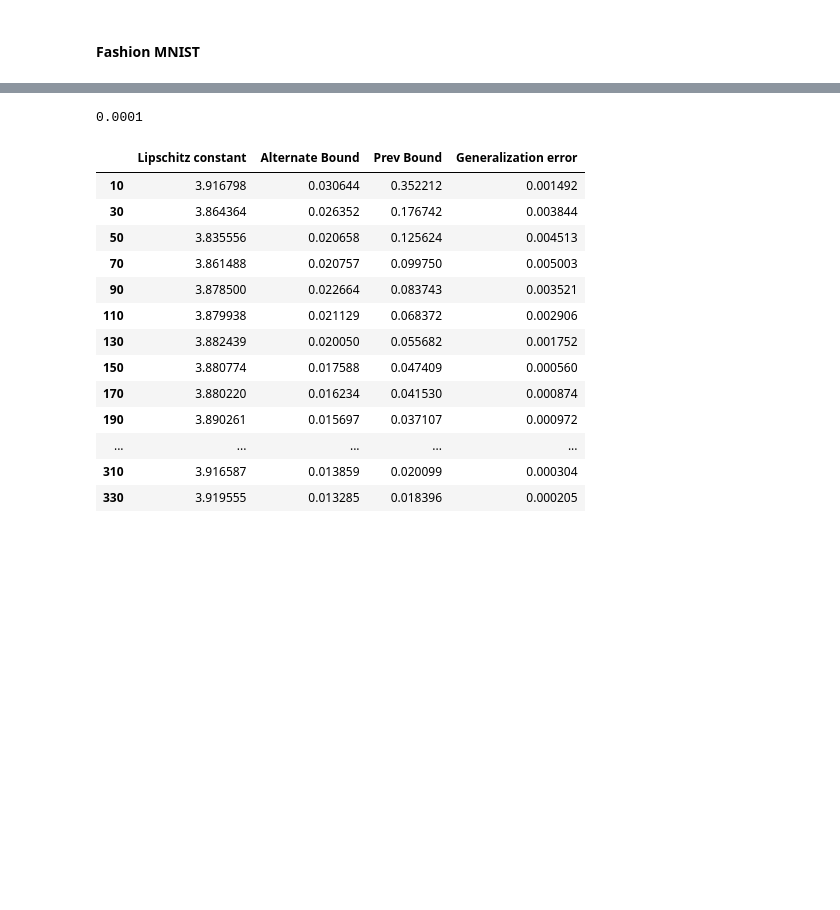
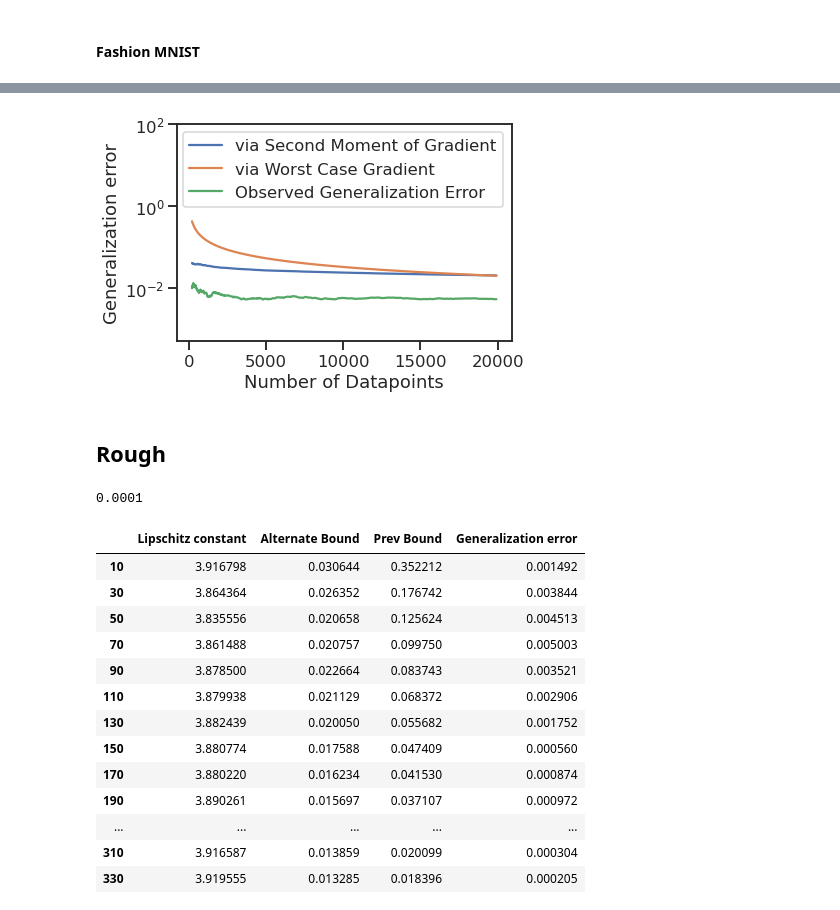
Before and after one commit to abstruse020/support_stability_experiments, a Jupyter notebook: TMLR_Submission/generalization_exp/exp2_plot.ipynb, the cells around one changed output, grey strips where cells are left out. Saved outputs shown, nothing was run; the diff lists cells and outputs as text; code cells hidden in the pictures; blank space fills up the shorter version.

```diff
--- a/TMLR_Submission/generalization_exp/exp2_plot.ipynb
+++ b/TMLR_Submission/generalization_exp/exp2_plot.ipynb
@@ -621,0 +598,28 @@ Lip consts: [4.81913536 5.4477605  5.10778541 5.09520128 4.88492163 4.91383649
+# %%
+root_dir = 'results/t2.2/'
+path = 'try2f_t8_r.4'
+details = get_exp_details(root_dir, path)
+
+# grad_list, hess_list, K_g, L_g, x_values, gen_err_list,K_g_run_avg, L_g_run_avg, K_g_avg, L_g_avg = get_exp_results(details)
+# bound = get_bound(r_det=details, K_g=K_g, L_g=L_g)
+# print('------------------------------')
+
+print('Worst Case Lipschitz constant (gradient bound).')
+L_g, L_s, K_s, x_values, gen_err_list = get_exp_results_tmlr(details, avg_lp='arg_max')
+prev_bound = get_bound_tmlr(r_det=details, L_s=L_s, L_g = L_g, K_s = K_s, avg_lg='arg_max')
+print(f'{L_g=}, {L_s=}, {K_s=}')
+
+print('------------------------------')
+print('Second moment of Lipschitz constant (gradient bound).')
+L_g, L_s, K_s, x_values, gen_err_list = get_exp_results_tmlr(details, avg_lp='avg')
+bound_avg = get_bound_tmlr(r_det=details, L_s=L_s, L_g = L_g, K_s = K_s, avg_lg='avg')
+print(f'L_g={L_g.max()}, L_s={L_s.max()}, {K_s=}')
+
+print('------------------------------')
+print('Not in use, Exact sum bound, using exact U()\' instead of the upper bound that we used.')
+# L_g, L_s, K_s, x_values = get_exp_results_tmlr(details, avg_lp='avg')
+bound_exact = get_bound_tmlr(r_det=details, L_s=L_s, L_g = L_g, K_s = K_s, avg_lg='exact_sum')
+print(f'L_g={L_g.max()}, L_s={L_s.max()}, {K_s=}')
+print('------------------------------')
+
+# print('Lip consts:',L_g, L_s,'sm cons:', K_s)
@@ -622,3 +636,9 @@ Lip consts: [4.81913536 5.4477605  5.10778541 5.09520128 4.88492163 4.91383649
+# %%
+plot_generalization_bounds(bound_avg=bound_avg, bound_wc=prev_bound, gen_err=gen_err_list, x_values=x_values, type='fmnist', path='e2_generalization_error_Fmnist.pdf')
+# %% [output]
+[figure, added]
+# %% [markdown]
+## Rough
 # %%
 details['alpha_0']
 # %% [output]
```
Also changed, not shown: parts of 25 cells of this notebook, 9 other files.
